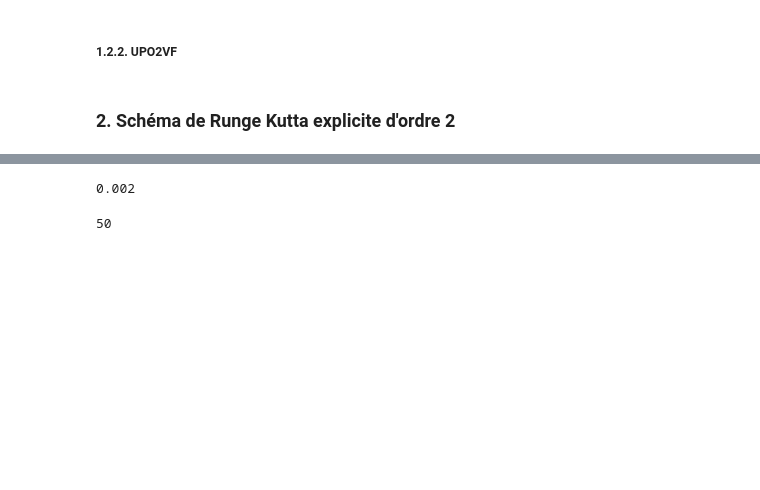
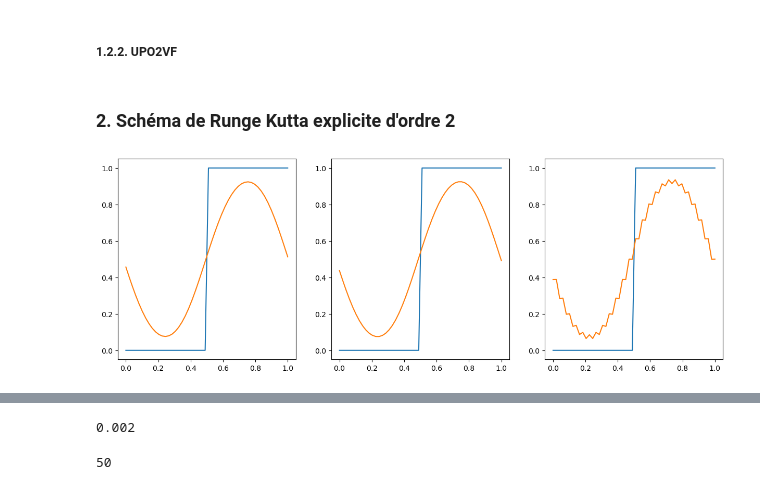
Before and after one commit to MaxMosh/n7-SN, a Jupyter notebook: 2A ModIA/S7 (INSA)/Modélisation et Calcul Scientifique/EDP/TPs/TP2/TP2.ipynb, the cells around one changed output, grey strips where cells are left out. Cells and saved outputs as stored; diff of their text form; code cells hidden in the pictures; blank space fills up the shorter version.

```diff
--- a/2A ModIA/S7 (INSA)/Modélisation et Calcul Scientifique/EDP/TPs/TP2/TP2.ipynb
+++ b/2A ModIA/S7 (INSA)/Modélisation et Calcul Scientifique/EDP/TPs/TP2/TP2.ipynb
@@ -84,7 +84,7 @@ for k in range(len(p_liste)) :
 # %% [markdown]
 ### __2. Schéma de Runge Kutta explicite d'ordre 2__
 # %%
-def RKexpl2_deltaU_etoile(u_n, C, schema):
+""" def RKexpl2_deltaU_etoile(u_n, C, schema):
     #deltaU_etoile_n = np.zeros(len(u_n))
     deltaU_etoile_n = []
     for i in range(len(u_n)) :
@@ -142,3 +142,4 @@ for k in range(len(p_liste)) :
     plt.plot(abscisse, grille_temps_espace_RKexpl2[:,0])
 
     plt.plot(abscisse, grille_temps_espace_RKexpl2[:,-1])
+"""
@@ -167,29 +146,37 @@ def trois_RKexpl2_FOU_U_nplusun(U_n, C, dt, schema):
+# %%
+def du_FOU(rien, u_i, uimoinsun, rien2):
+    return -(a/deltax)*(u_i - uimoinsun)
+
+def du_UPO2VF(u_iplusun, u_i, u_imoinsun, u_imoinsdeux):
+    return -(a/(4*deltax))*(u_iplusun + 3*u_i - 5*u_imoinsun + u_imoinsdeux)
 # %%
-def quatre_RKexpl2_FOU_U_nplusun(U_n, C, dt):
-    liste_U_etoile = np.zeros(np.size(U_n,0))
+def RKexpl2_schema(U_n, schema, dt):
+    U_etoile = np.zeros(np.size(U_n,0))
     for i in range(np.size(U_n,0)) :
-        dU_etoile = FOUEE_u_i_nplus1(U_n[(i+1)%np.size(U_n,0)], U_n[i], U_n[i - 1], U_n[i - 2], C)
-        liste_U_etoile[i] = U_n[i] + dt*dU_etoile
+        dU_etoile = schema(U_n[(i + 1)%np.size(U_n,0)], U_n[i], U_n[i - 1], U_n[i - 2])
+        U_etoile[i] = U_n[i] + dt*dU_etoile
     U_nplusun = np.zeros(np.size(U_n,0))
     for i in range(np.size(U_n,0)) :
-        dU = 0.5*FOUEE_u_i_nplus1(liste_U_etoile[(i+1)%np.size(U_n,0)], liste_U_etoile[i], liste_U_etoile[i - 1], liste_U_etoile[i - 2], C) + 0.5*FOUEE_u_i_nplus1(U_n[(i+1)%np.size(U_n,0)], U_n[i], U_n[i - 1], U_n[i - 2], C)
+        dU = 0.5*schema(U_n[(i + 1)%np.size(U_n,0)], U_etoile[i], U_etoile[i - 1], U_n[i - 2]) + 0.5*schema(U_n[(i + 1)%np.size(U_n,0)], U_n[i], U_n[i - 1], U_n[i - 2])
         U_nplusun[i] = U_n[i] + dt*dU
     return U_nplusun
 # %%
 plt.figure(figsize=(15, 5))
 
 for k in range(len(p_liste)) :
     grille_temps_espace_RKexpl2 = np.zeros((m,p_liste[k]))
     grille_temps_espace_RKexpl2[:,0] = np.array(u0)
     for n in range(1,p_liste[k]) :
         #for i in range(m) :
-        grille_temps_espace_RKexpl2[:,n] = RKexpl2_U_etoile(grille_temps_espace_RKexpl2[:,n-1], deltaT_liste[k], C_liste[k], FOUEE_u_i_nplus1)
+        grille_temps_espace_RKexpl2[:,n] = RKexpl2_schema(grille_temps_espace_RKexpl2[:,n-1], du_FOU, deltaT_liste[k])
 
     plt.subplot(1,3,k + 1)
 
     plt.plot(abscisse, grille_temps_espace_RKexpl2[:,0])
 
     plt.plot(abscisse, grille_temps_espace_RKexpl2[:,-1])
+# %% [output]
+[figure, added]
 # %%
 plt.figure(figsize=(15, 5))
 
```
Also changed, not shown: parts of 11 cells of this notebook, 5 other files.
